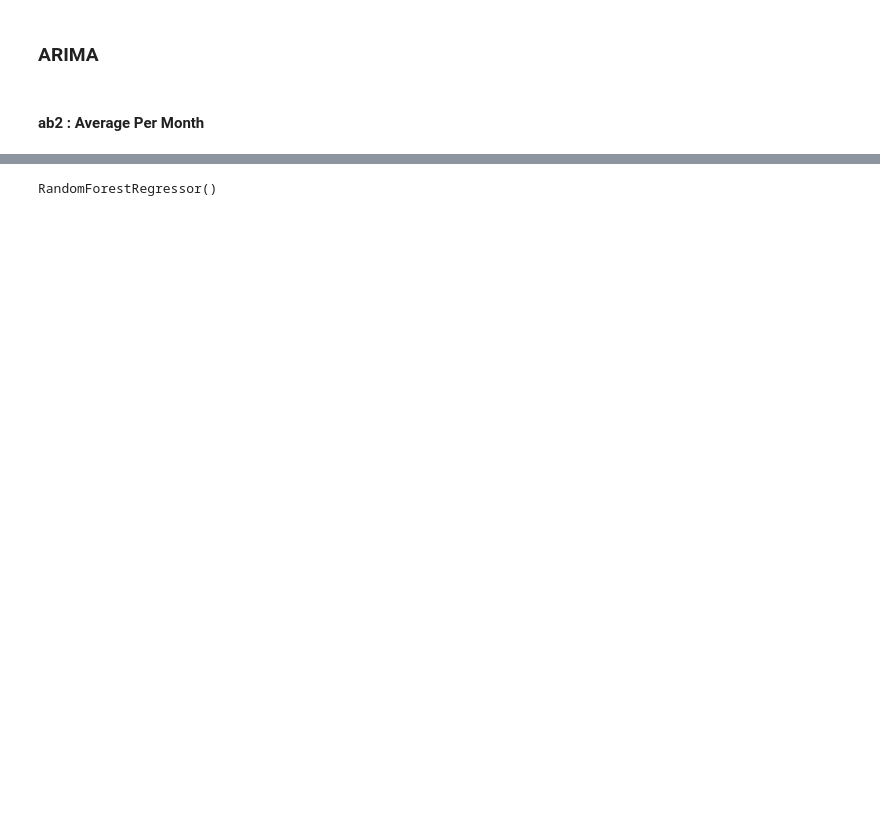
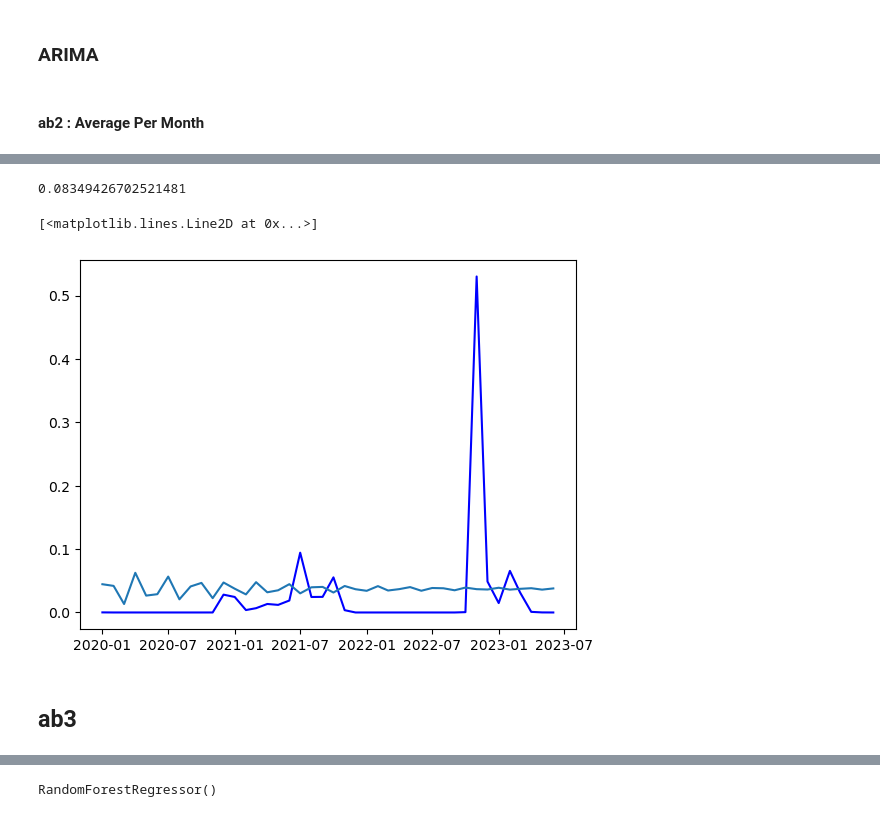
Before and after one commit to pddoze/Algae_Bloom_Forecast, a Jupyter notebook: code/Algae_Bloom_Forecast_Modeling.ipynb, the cells around one changed output, grey strips where cells are left out. Cells and saved outputs as stored; diff of their text form; code cells hidden in the pictures; blank space fills up the shorter version.

```diff
--- a/code/Algae_Bloom_Forecast_Modeling.ipynb
+++ b/code/Algae_Bloom_Forecast_Modeling.ipynb
@@ -271,0 +323,7 @@ array([[[0., 0., 0., 0.],
+# %%
+trainarima2 = trainab2.copy()
+# %%
+trainarima2.index = trainarima2.index.to_period('M')
+# %%
+sarimaab2 = sm.ARIMA(trainarima2['CELLCOUNT'], order=(2,1,4))
+fitarimaab2 = sarimaab2.fit()
@@ -271,0 +355,3 @@ array([[[0., 0., 0., 0.],
+# %%
+arimapredictab2 = fitarimaab2.forecast(len(testab2))
+#arimapredictab2 = fitarimaab2.get_forecast(steps=len(testab2))
@@ -271,0 +360,12 @@ array([[[0., 0., 0., 0.],
+# %%
+mse(testab2.CELLCOUNT, arimapredictab2, squared=False)
+# %% [output]
+0.08349426702521481
+# %%
+plt.plot(testab2.index, testab2.CELLCOUNT,'b',label='Test')
+plt.plot(testab2.index, arimapredictab2)
+# %% [output]
+[<matplotlib.lines.Line2D at 0x...>]
+[figure, added]
+# %% [markdown]
+## ab3
```
Also changed, not shown: parts of 75 cells of this notebook.
